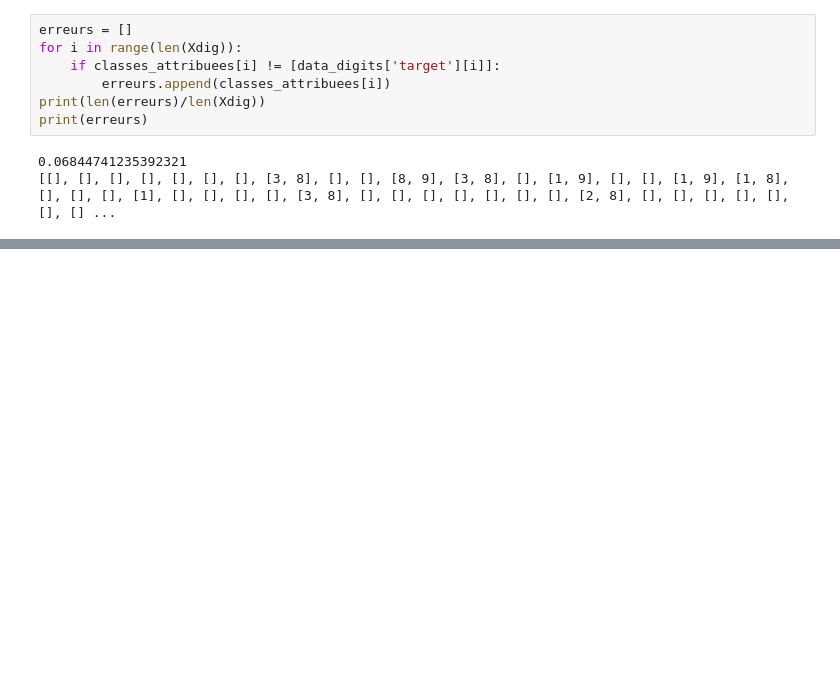
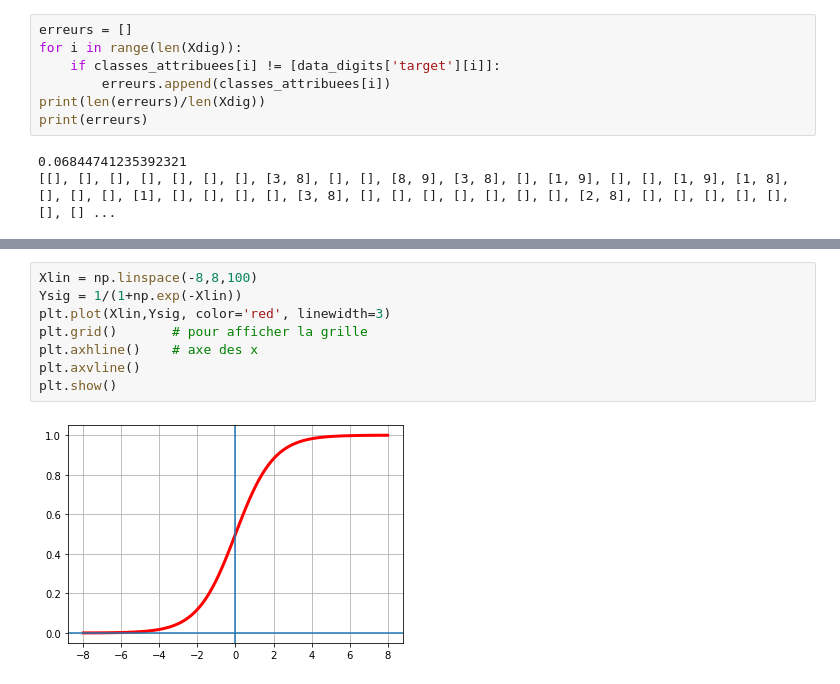
Before and after one commit to DrAlgo/apprentissage_m2_amis, a Jupyter notebook: jupyter/6_perceptron.ipynb, the cells around one changed output, grey strips where cells are left out. Saved outputs shown, nothing was run; the diff lists cells and outputs as text; blank space fills up the shorter version.

```diff
--- a/jupyter/6_perceptron.ipynb
+++ b/jupyter/6_perceptron.ipynb
@@ -713,0 +776,10 @@ print(erreurs)
+# %%
+Xlin = np.linspace(-8,8,100)
+Ysig = 1/(1+np.exp(-Xlin))
+plt.plot(Xlin,Ysig, color='red', linewidth=3)
+plt.grid()       # pour afficher la grille
+plt.axhline()    # axe des x
+plt.axvline()
+plt.show()
+# %% [output]
+[figure, added]
```
Also changed, not shown: parts of 14 cells of this notebook, 1 other file.
